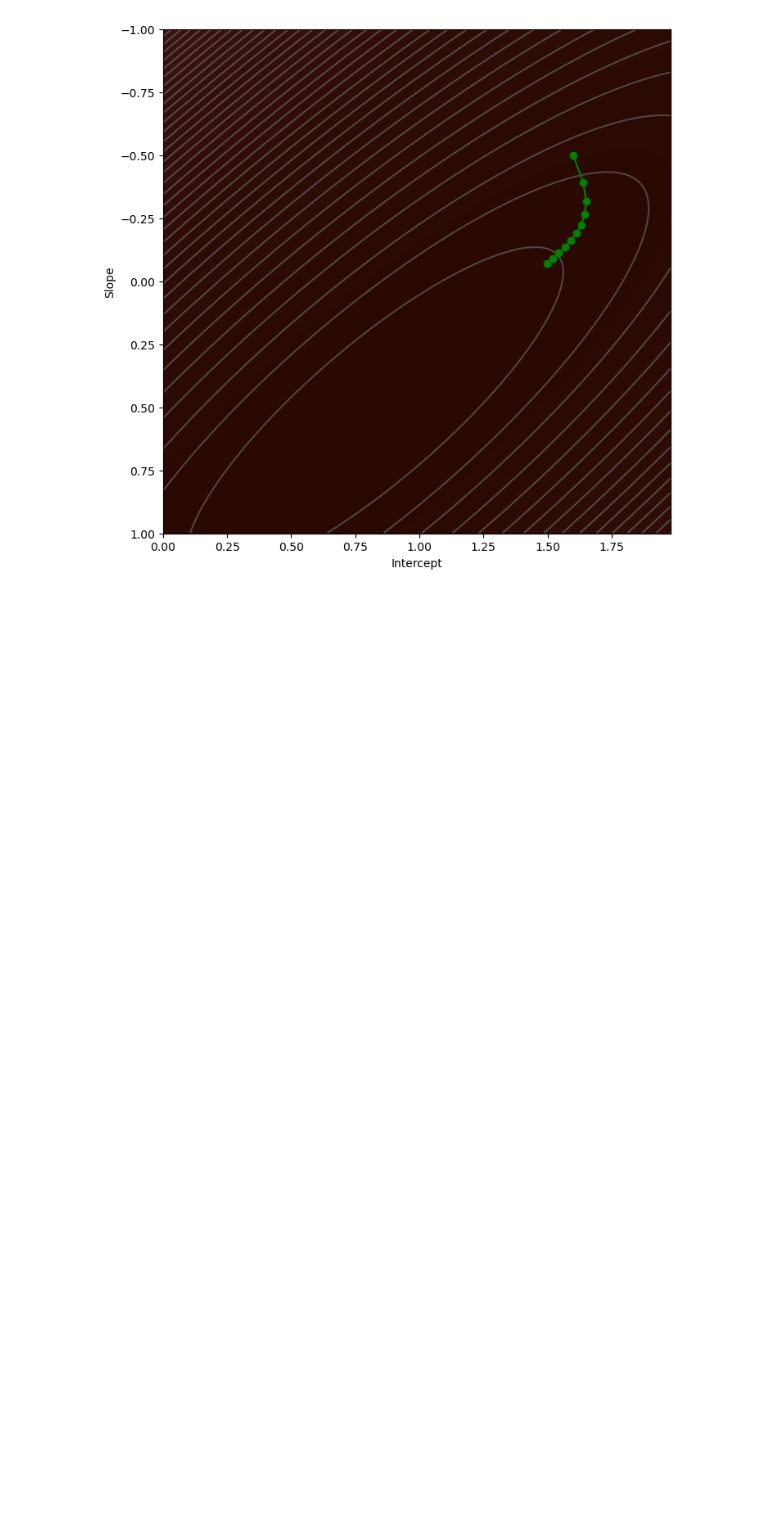
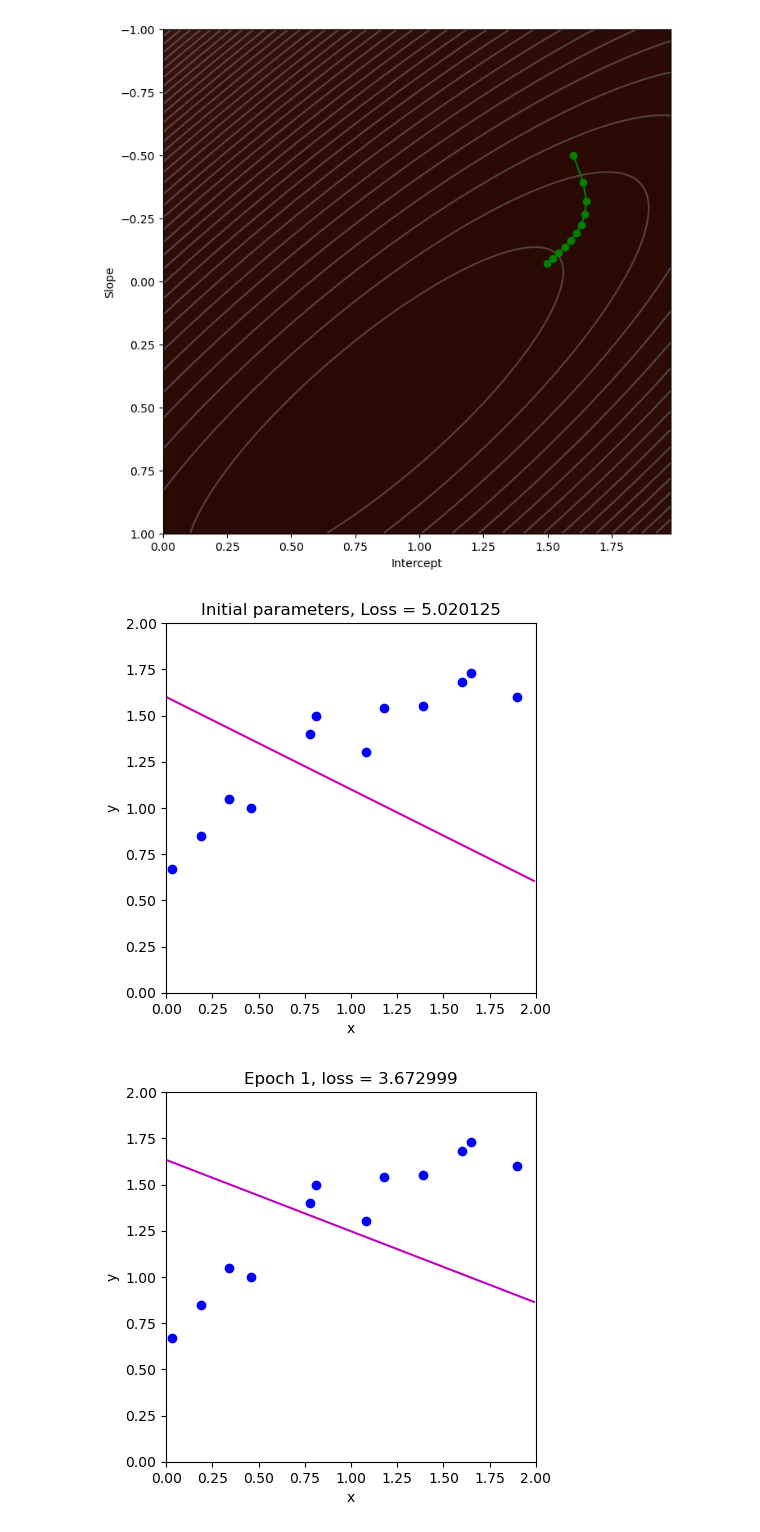
Before and after one commit to ang101/NLP, a Jupyter notebook: Labs/Optimization Techniques/Gradient_descent/gradient_descent_Assignment_Answers.ipynb, the cells around one changed output. Drawn from its saved outputs; the diff is of its cells as text; code cells hidden in the pictures; blank space fills up the shorter version.

```diff
--- a/Labs/week 2/Gradient_descent/gradient_descent_Assignment_Answers.ipynb
+++ b/Labs/Optimization Techniques/Gradient_descent/gradient_descent_Assignment_Answers.ipynb
@@ -42,23 +43,3 @@ data = np.array([[0.03,0.19,0.34,0.46,0.78,0.81,1.08,1.18,1.39,1.60,1.65,1.90],
 def model(theta, x):
     y_pred = theta[0] + theta[1] * x
     return y_pred
-# %%
-# Draw model
-def draw_model(data, model, theta, title=None):
-    x_model = np.arange(0, 2, 0.01)
-    y_model = model(theta, x_model)
-
-    fig, ax = plt.subplots()
-    ax.plot(data[0, :], data[1, :], 'bo')  # Plot the data points
-    ax.plot(x_model, y_model, 'm-')        # Plot the model (line)
-
-    ax.set_xlim([0, 2])
-    ax.set_ylim([0, 2])
-    ax.set_xlabel('x')
-    ax.set_ylabel('y')
-    ax.set_aspect('equal')
-
-    if title is not None:
-        ax.set_title(title)
-
-    plt.show()
@@ -418,0 +250,25 @@ draw_loss_function(compute_loss, data, model, theta_all)
+# %%
+# Initialize the parameters and draw the model
+n_epochs = 10
+theta_sgd = np.zeros((2, 1))
+theta_sgd[0] = 1.6  # Initial intercept
+theta_sgd[1] = -0.5  # Initial slope
+
+# Measure loss and draw initial model
+loss = compute_loss(data[0, :], data[1, :], model, theta_sgd)
+draw_model(data, model, theta_sgd, "Initial parameters, Loss = %f" % (loss))
+
+# Repeatedly take stochastic gradient descent steps
+for epoch in range(n_epochs):
+    # Do stochastic gradient descent step
+    theta_sgd = stochastic_gradient_descent_step(theta_sgd, data, model)
+
+    # Measure loss and draw model
+    loss = compute_loss(data[0, :], data[1, :], model, theta_sgd)
+    draw_model(data, model, theta_sgd, "Epoch %d, loss = %f" % (epoch + 1, loss))
+
+# Draw the final model
+draw_model(data, model, theta_sgd, "Final parameters, Loss = %f" % (loss))
+# %% [output]
+[figure, added]
+[figure, added]
```
Also changed, not shown: parts of 8 cells of this notebook, 4 other files.
